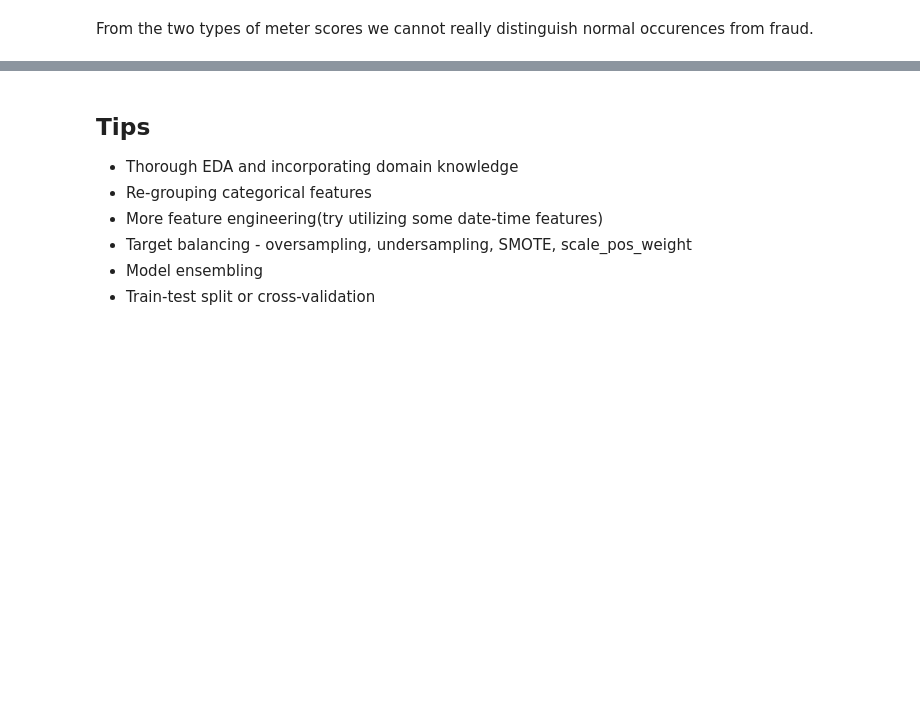
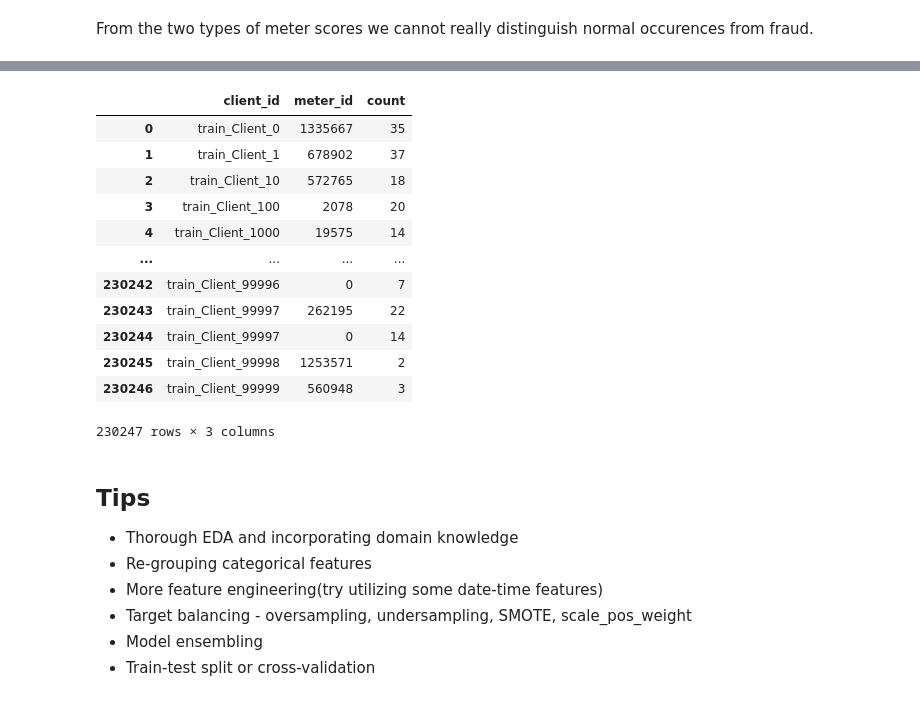
Before and after one commit to wcclima/ds-fraud-project, a Jupyter notebook: FraudDetectionDataCleaningEDA.ipynb, the cells around one changed output, grey strips where cells are left out. Saved outputs shown, nothing was run; the diff lists cells and outputs as text; code cells hidden in the pictures; blank space fills up the shorter version.

```diff
--- a/Fraud_Detection_Starter.ipynb
+++ b/FraudDetectionDataCleaningEDA.ipynb
@@ -1054,3 +840,19 @@ submission.to_csv(f'{OUTPUT_DIR}/submission.csv', index=False)
+# %%
+invoice_client_merge_df.groupby(['client_id'], as_index = False)['meter_id'].value_counts()
+# %% [output]
+|  | client_id | meter_id | count |
+| 0 | train_Client_0 | 1335667 | 35 |
+| 1 | train_Client_1 | 678902 | 37 |
+| 2 | train_Client_10 | 572765 | 18 |
+| 3 | train_Client_100 | 2078 | 20 |
+| 4 | train_Client_1000 | 19575 | 14 |
+| ... | ... | ... | ... |
+| 230242 | train_Client_99996 | 0 | 7 |
+| 230243 | train_Client_99997 | 262195 | 22 |
+| 230244 | train_Client_99997 | 0 | 14 |
+| 230245 | train_Client_99998 | 1253571 | 2 |
+| 230246 | train_Client_99999 | 560948 | 3 |
+230247 rows × 3 columns
 # %% [markdown]
 ## Tips
 - Thorough EDA and incorporating domain knowledge
```
Also changed, not shown: parts of 58 cells of this notebook, 1 other file.
